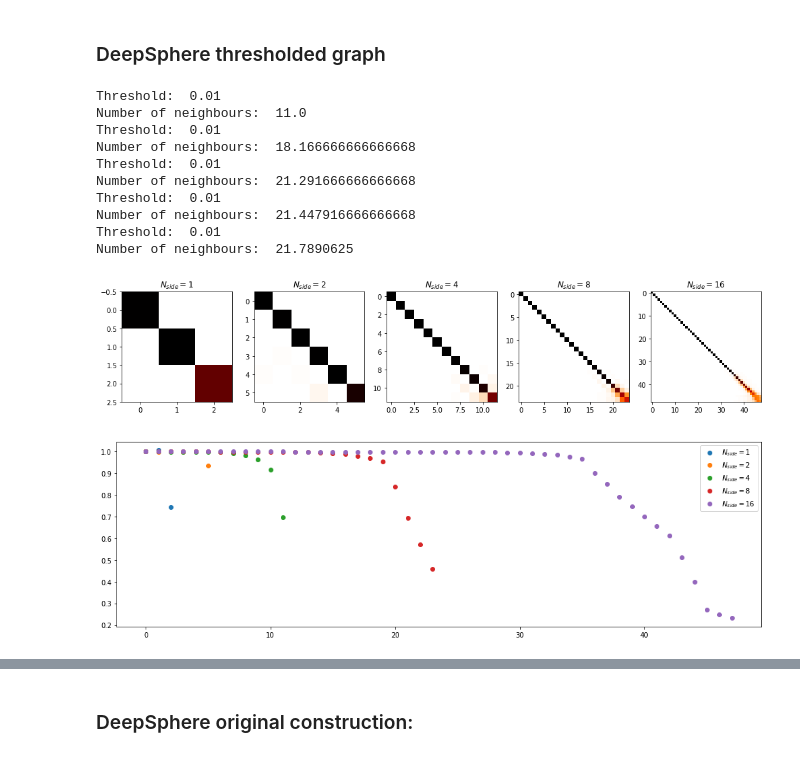
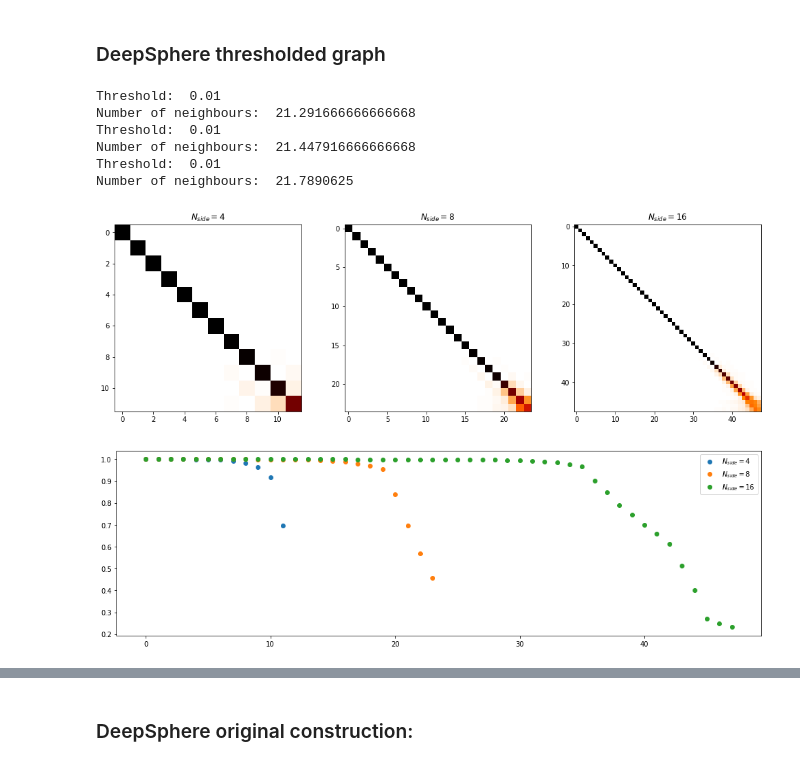
Before and after one commit to MartMilani/PDM, a Jupyter notebook: codes/06_good_std_dev.ipynb, the cells around one changed output, grey strips where cells are left out. Cells and saved outputs as stored; diff of their text form; code cells hidden in the pictures.

```diff
--- a/codes/06_good_std_dev.ipynb
+++ b/codes/06_good_std_dev.ipynb
@@ -893,8 +893,8 @@ fig2.savefig("deepsphere_full_diagonal.png")
 # %%
 plt.rcParams['figure.figsize'] = (17, 5)
 
-nsides = [1, 2, 4, 8, 16]
-sigmas = [1.3339, 0.3835, 0.1003, 0.02561, 0.00647, 0.001628]
+nsides = [4, 8, 16]
+sigmas = [0.1003, 0.02561, 0.00647, 0.001628]
 deepsphere_thresholded_graphs = []
 spectral_content = dict()
 
@@ -924,36 +924,32 @@ for nside, sigma in zip(nsides, sigmas):
         cl[i] = hp.sphtfunc.anafast(eigenvector, lmax=lmax, iter=8)
 
     spectral_content[nside] = np.empty((lmax+1, lmax+1))
     start = 0
     for ell in range(lmax+1):
         end = start + (2 * ell + 1)
         spectral_content[nside][ell] = np.sum(cl[start:end,:], axis=0)
         start = end
 
 fig1, axes = plt.subplots(1, len(nsides))
 fig2, ax2 = plt.subplots()
 
 for ax, (nside, sc) in zip(axes, spectral_content.items()):
     sc = sc / sc[0, 0]
     im = ax.imshow(sc, cmap=plt.cm.gist_heat_r)
     ax.set_title(rf'$N_{{side}}={nside}$')
     energy_in = np.diag(sc)
     ax2.plot(energy_in, 'o', label=rf'$N_{{side}}={nside}$')
 
 ax2.legend();
 
 fig1.savefig("deepsphere_thresholded.png")
 fig2.savefig("deepsphere_thresholded_diagonal.png")
 # %% [output]
-Threshold:  0.01
-Number of neighbours:  11.0
-Threshold:  0.01
-Number of neighbours:  18.166666666666668
 Threshold:  0.01
 Number of neighbours:  21.291666666666668
 Threshold:  0.01
 Number of neighbours:  21.447916666666668
 Threshold:  0.01
 Number of neighbours:  21.7890625
-[figure, old version]
+[figure, new version]
-[figure, old version]
+[figure, new version]
```
Also changed, not shown: parts of 3 cells of this notebook, 37 other files.
